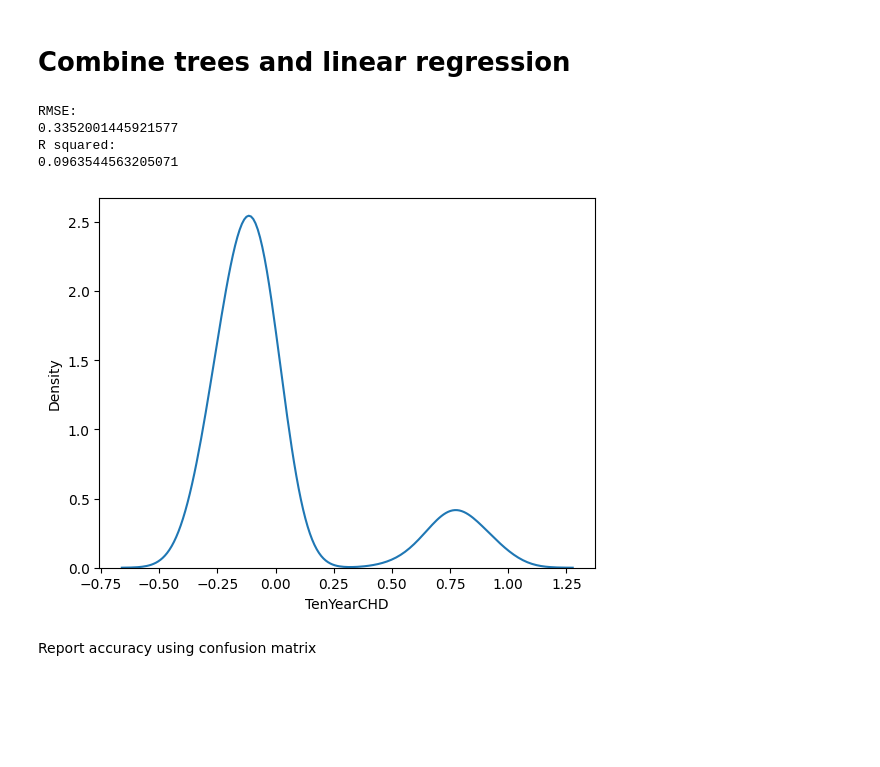
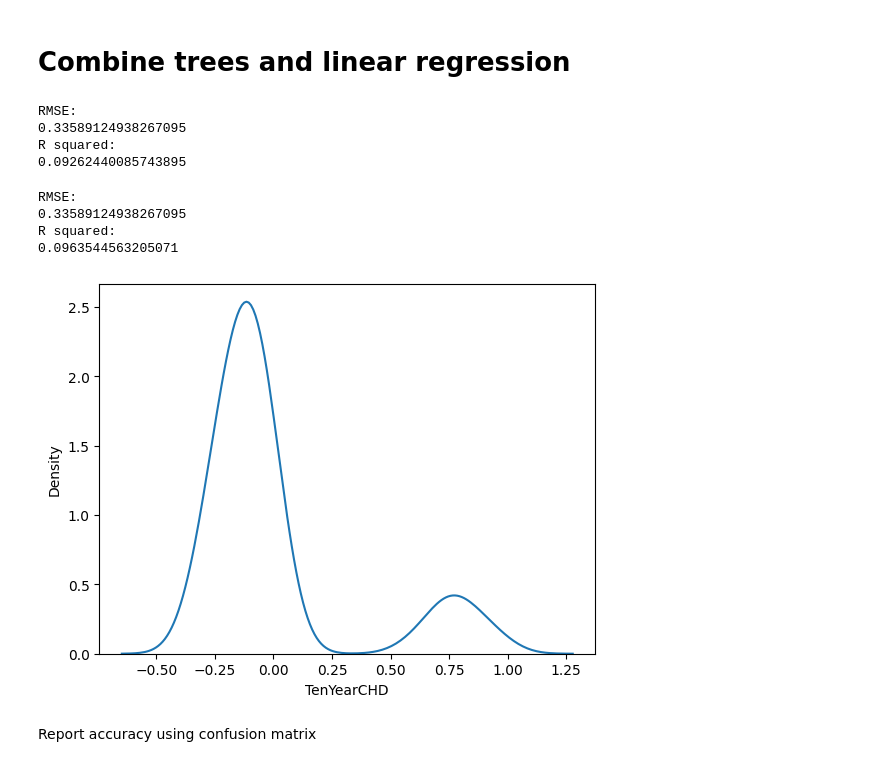
Before and after one commit to Catherine-Nguyen88/project_chd, a Jupyter notebook: chd_Isabella's_part.ipynb, the cells around one changed output. Cells and saved outputs as stored; diff of their text form; code cells hidden in the pictures; blank space fills up the shorter version.

```diff
--- a/chd_Isabella's_part.ipynb
+++ b/chd_Isabella's_part.ipynb
@@ -273,6 +273,47 @@ array([ 0.03823592, -0.06386884, -0.23940055, -0.34979149, -0.35189388,
        -0.34811288, -0.34778553, -0.35061113, -0.34371524, -0.32520373])
 # %% [markdown]
 # Combine trees and linear regression
+# %%
+y = train_final2['TenYearCHD']
+vars = ['sex','currentSmoker','cigsPerDay','diabetes','totChol','sysBP','diaBP','BMI',
+        'age','prevalentStroke','prevalentHyp','heartRate','glucose']
+X = train_final2.loc[:,vars]
+
+# log transform some variables in X
+X['totChol'] = np.log(X['totChol'])
+X['glucose'] = np.log(X['glucose'])
+X['heartRate'] = np.log(X['heartRate'])
+X['BMI'] = np.log(X['BMI'])
+X['diaBP'] = np.log(X['diaBP'])
+X['sysBP'] = np.log(X['sysBP'])
+
+X_test = test_final1.loc[:,vars]
+X_test['totChol'] = np.log(X_test['totChol'])
+X_test['glucose'] = np.log(X_test['glucose'])
+X_test['heartRate'] = np.log(X_test['heartRate'])
+X_test['BMI'] = np.log(X_test['BMI'])
+X_test['diaBP'] = np.log(X_test['diaBP'])
+X_test['sysBP'] = np.log(X_test['sysBP'])
+y_test = test_final1['TenYearCHD']
+
+# linear regression
+linear_reg = LinearRegression()
+linear_reg.fit(X, y) # fit linear regression using the predicted classes
+
+# predict test data
+y_hat = linear_reg.predict(X_test)
+
+rmse = np.sqrt( np.mean( (y_test - y_hat)**2 ))
+print('RMSE: ')
+print(rmse)
+
+print('R squared: ')
+print(linear_reg.score(X_test, y_test))
+# %% [output]
+RMSE:
+0.33589124938267095
+R squared:
+0.09262440085743895
 # %%
 from sklearn.tree import DecisionTreeClassifier
 from sklearn.linear_model import LinearRegression
@@ -282,7 +323,21 @@ vars = ['sex','currentSmoker','cigsPerDay','diabetes','totChol','sysBP','diaBP',
         'age','prevalentStroke','prevalentHyp','heartRate','glucose']
 X = train_final2.loc[:,vars]
 
+# log transform some variables in X
+# X['totChol'] = np.log(X['totChol'])
+# X['glucose'] = np.log(X['glucose'])
+# X['heartRate'] = np.log(X['heartRate'])
+# X['BMI'] = np.log(X['BMI'])
+# X['diaBP'] = np.log(X['diaBP'])
+# X['sysBP'] = np.log(X['sysBP'])
+
 X_test = test_final1.loc[:,vars]
+# X_test['totChol'] = np.log(X_test['totChol'])
+# X_test['glucose'] = np.log(X_test['glucose'])
+# X_test['heartRate'] = np.log(X_test['heartRate'])
+# X_test['BMI'] = np.log(X_test['BMI'])
+# X_test['diaBP'] = np.log(X_test['diaBP'])
+# X_test['sysBP'] = np.log(X_test['sysBP'])
 y_test = test_final1['TenYearCHD']
 
 # fit the decision tree classifier to hte data
@@ -297,7 +352,7 @@ linear_reg.fit(X, cart) # fit linear regression using the predicted classes
 # predict test data
 lin_pred = linear_reg.predict(X_test)
 
-rmse = np.sqrt( np.mean( (y_test - lin_pred)**2 ))
+rmse = np.sqrt( np.mean( (y_test - y_hat)**2 ))
 print('RMSE: ')
 print(rmse)
 
@@ -305,15 +360,15 @@ print('R squared: ')
 print(linear_reg.score(X_test, y_test))
 # %% [output]
 RMSE:
-0.3352001445921577
+0.33589124938267095
 R squared:
 0.0963544563205071
 # %%
-sns.kdeplot(y_test - lin_pred ) # Residual plot
+sns.kdeplot(y_test - y_hat ) # Residual plot
 plt.show()
 # the resituals have a bimodal distirbution and aren't centered around zero
 # %% [output]
-[figure, old version]
+[figure, new version]
 # %% [markdown]
 Report accuracy using confusion matrix
 # %%
```
Also changed, not shown: parts of 3 cells of this notebook.
